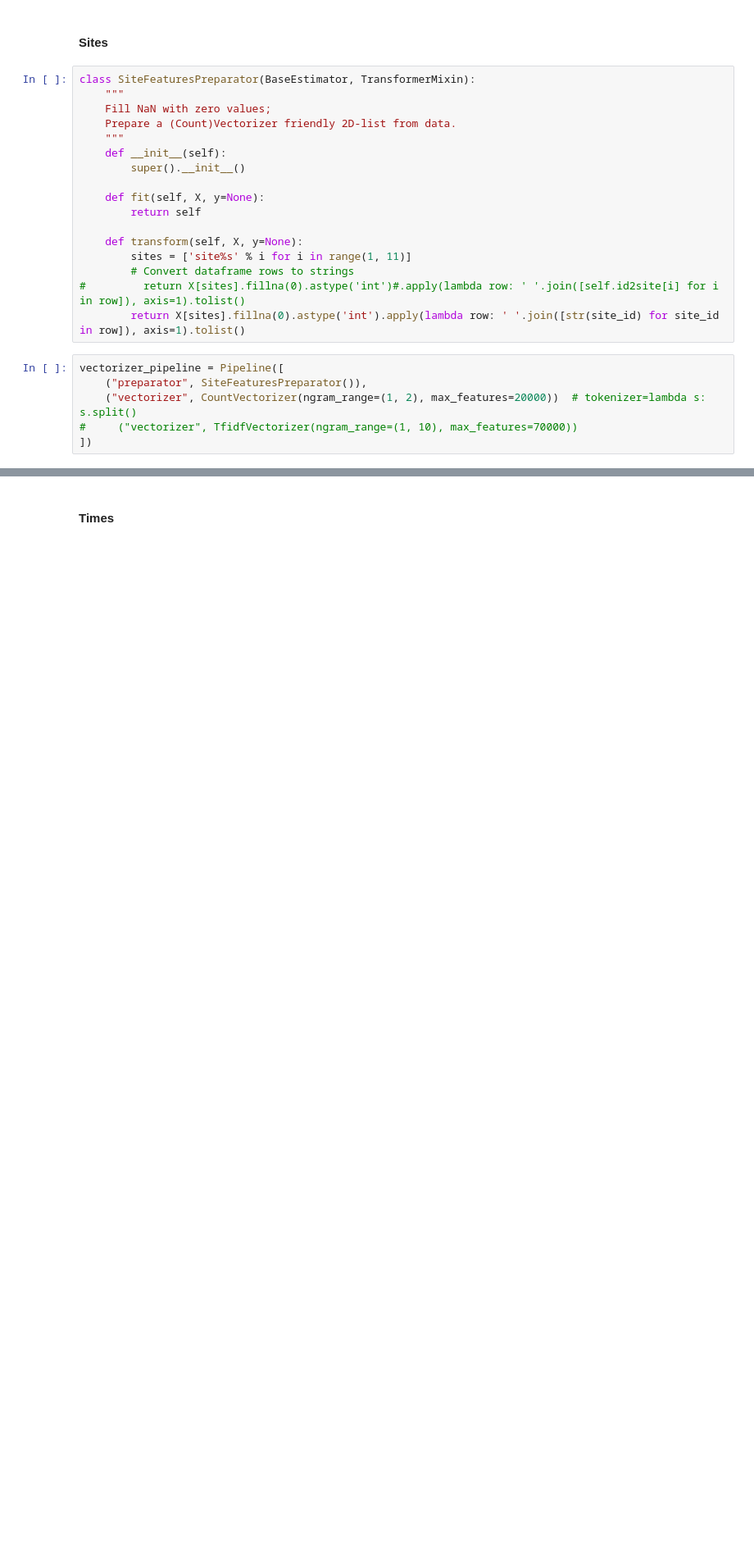
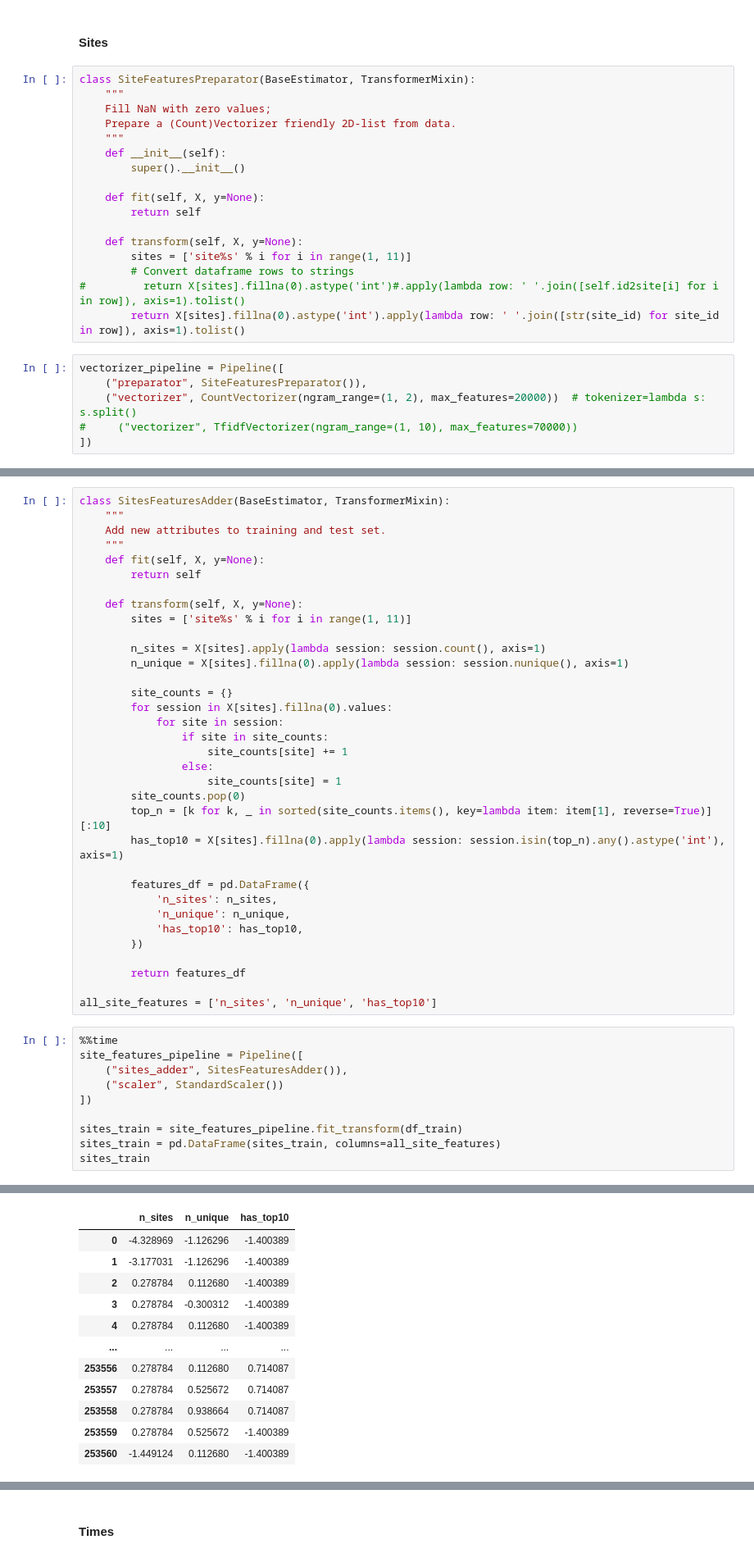
Before and after one commit to Uniholder/Specialization-Yandex-MIPT, a Jupyter notebook: 6_Final_projects/1_user_identification/kaggle/polygon.ipynb, the cells around one changed output, grey strips where cells are left out. Shown at 82% size. Drawn from its saved outputs; the diff is of its cells as text; blank space fills up the shorter version.

```diff
--- a/6_Final_projects/1_user_identification/kaggle/polygon.ipynb
+++ b/6_Final_projects/1_user_identification/kaggle/polygon.ipynb
@@ -95,0 +104,45 @@ class SitesFeaturesAdder(BaseEstimator, TransformerMixin):
+# %%
+class SitesFeaturesAdder(BaseEstimator, TransformerMixin):
+    """
+    Add new attributes to training and test set.
+    """
+    def fit(self, X, y=None):
+        return self
+
+    def transform(self, X, y=None):
+        sites = ['site%s' % i for i in range(1, 11)]
+
+        n_sites = X[sites].apply(lambda session: session.count(), axis=1)
+        n_unique = X[sites].fillna(0).apply(lambda session: session.nunique(), axis=1)
+
+        site_counts = {}
+        for session in X[sites].fillna(0).values:
+            for site in session:
+                if site in site_counts:
+                    site_counts[site] += 1
+                else:
+                    site_counts[site] = 1
+        site_counts.pop(0)
+        top_n = [k for k, _ in sorted(site_counts.items(), key=lambda item: item[1], reverse=True)][:10]
+        has_top10 = X[sites].fillna(0).apply(lambda session: session.isin(top_n).any().astype('int'), axis=1)
+
+        features_df = pd.DataFrame({
+            'n_sites': n_sites,
+            'n_unique': n_unique,
+            'has_top10': has_top10,
+        })
+
+        return features_df
+
+all_site_features = ['n_sites', 'n_unique', 'has_top10']
+# %%
+%%time
+site_features_pipeline = Pipeline([
+    ("sites_adder", SitesFeaturesAdder()),
+    ("scaler", StandardScaler())
+])
+
+sites_train = site_features_pipeline.fit_transform(df_train)
+sites_train = pd.DataFrame(sites_train, columns=all_site_features)
+sites_train
+# %% [output]
@@ -95,0 +151,12 @@ class SitesFeaturesAdder(BaseEstimator, TransformerMixin):
+|  | n_sites | n_unique | has_top10 |
+| 0 | -4.328969 | -1.126296 | -1.400389 |
+| 1 | -3.177031 | -1.126296 | -1.400389 |
+| 2 | 0.278784 | 0.112680 | -1.400389 |
+| 3 | 0.278784 | -0.300312 | -1.400389 |
+| 4 | 0.278784 | 0.112680 | -1.400389 |
+| ... | ... | ... | ... |
+| 253556 | 0.278784 | 0.112680 | 0.714087 |
+| 253557 | 0.278784 | 0.525672 | 0.714087 |
+| 253558 | 0.278784 | 0.938664 | 0.714087 |
+| 253559 | 0.278784 | 0.525672 | -1.400389 |
+| 253560 | -1.449124 | 0.112680 | -1.400389 |
```
Also changed, not shown: parts of 15 cells of this notebook, 1 other file.
